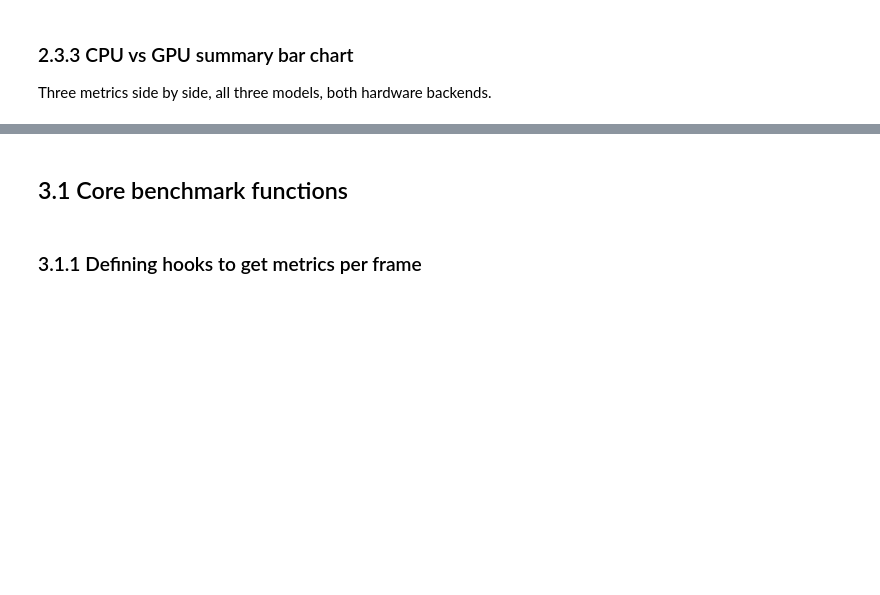
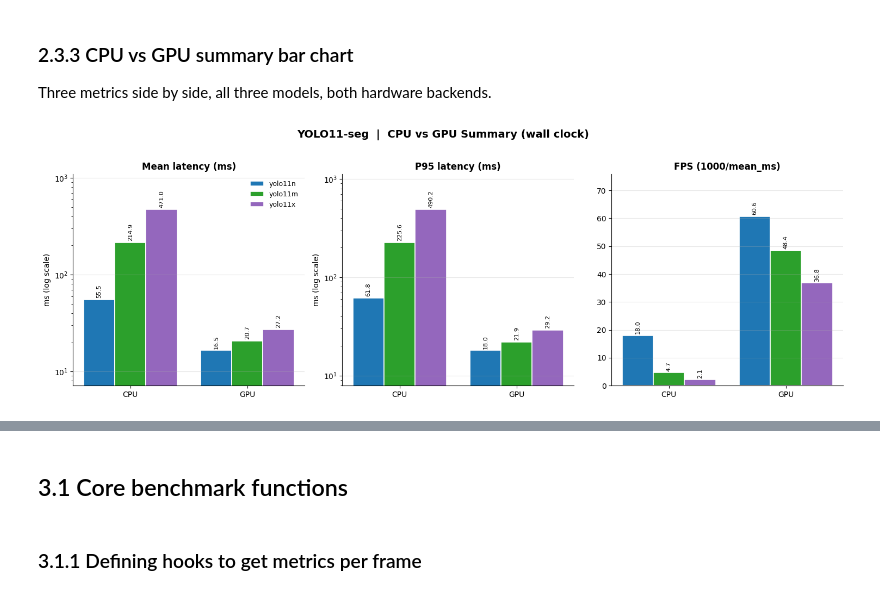
Before and after one commit to EzequielMatiasArevalo/tuia-computer-vision, a Jupyter notebook: colab/class_7_CPU_vs_GPU_YOLOV11_vs_SAM3.ipynb, the cells around one changed output, grey strips where cells are left out. Drawn from its saved outputs; the diff is of its cells as text; code cells hidden in the pictures; blank space fills up the shorter version.

```diff
--- a/colab/class_7_CPU_vs_GPU_YOLOV11_vs_SAM3.ipynb
+++ b/colab/class_7_CPU_vs_GPU_YOLOV11_vs_SAM3.ipynb
@@ -822,34 +1070,46 @@ This matches the latency spike you saw at ~frame 110 in the previous graphs —
 Three metrics side by side, all three models, both hardware backends.
 # %%
 # ── 3. CPU vs GPU summary bar chart (if both available) ────────
-print(all_results.keys())
+# Grouped bars: every model gets its own x offset. Drawing all three models at the same two
+# categorical x positions would paint each over the previous one and only the tallest would show.
 if len(all_results[MODEL_NAMES[0]]) > 1:
     metrics_keys = ['mean_ms', 'p95_ms', 'fps']
     titles   = ['Mean latency (ms)', 'P95 latency (ms)', 'FPS (1000/mean_ms)']
-    colors   = [PALETTE_BY_MODEL.get(m, 'steelblue') for m in MODEL_NAMES]
+    labels   = list(DEVICES.keys())          # x categories: CPU, GPU
+    x        = np.arange(len(labels))
+    width    = 0.8 / len(MODEL_NAMES)
 
     fig, axes = plt.subplots(1, 3, figsize=(15, 5))
     for ax, key, title in zip(axes, metrics_keys, titles):
-        for m in MODEL_NAMES:
+        for i, m in enumerate(MODEL_NAMES):
+            model_base_name = m.split('.')[0].split('-')[0]
+            vals   = [all_results[m][l]['summary'][key] for l in labels]
+            offset = (i - (len(MODEL_NAMES) - 1) / 2) * width
+            bars = ax.bar(x + offset, vals, width=width,
+                          color=PALETTE_BY_MODEL.get(m, 'steelblue'),
+                          edgecolor='white', linewidth=1.2, label=model_base_name)
+            ax.bar_label(bars, fmt='%.1f', padding=2, fontsize=8, rotation=90)
 
-          model_base_name = m.split(".")[0].split("-")[0]
+        ax.set_xticks(x)
+        ax.set_xticklabels(labels)
+        ax.set_title(title, fontsize=12, fontweight='bold')
+        if key != 'fps':
+            # CPU and GPU latencies differ by ~2 orders of magnitude: on a linear axis the GPU
+            # bars are invisible, which is a plotting artefact rather than a finding.
+            ax.set_yscale('log')
+            ax.set_ylabel('ms (log scale)')
+        ax.margins(y=0.25)
+        ax.grid(axis='y', alpha=0.3)
+        ax.spines[['top','right']].set_visible(False)
 
-          tmp_vals = all_results[m]
-          labels  = list(tmp_vals.keys())
-
-          vals = [tmp_vals[l]['summary'][key] for l in labels]
-          bars = ax.bar(labels, vals, color=PALETTE_BY_MODEL.get(m, 'steelblue'), width=0.5, edgecolor='white', linewidth=1.5)
-          ax.bar_label(bars, fmt=f'{model_base_name} | %.1f ', padding=0, fontweight='bold')
-          ax.set_title(title, fontsize=12, fontweight='bold')
-          #ax.set_ylim(0, max(vals) * 1.4)
-          ax.grid(axis='y', alpha=0.3)
-          ax.spines[['top','right']].set_visible(False)
-
-    fig.suptitle('YOLO11-seg  |  CPU vs GPU Summary', fontsize=14, fontweight='bold', y=1.02)
+    axes[0].legend(frameon=False, fontsize=9)
+    fig.suptitle('YOLO11-seg  |  CPU vs GPU Summary (wall clock)', fontsize=14, fontweight='bold', y=1.02)
     plt.tight_layout()
     plt.savefig('results/yolo11_cpu_vs_gpu.png', dpi=150, bbox_inches='tight')
     plt.show()
 else:
     print('Only one device available — skipping CPU vs GPU comparison plot.')
+# %% [output]
+[figure, added]
 # %%
 def remove_outliers_percentile(arr, low=5, high=95):
```
Also changed, not shown: parts of 51 cells of this notebook, 8 other files.
